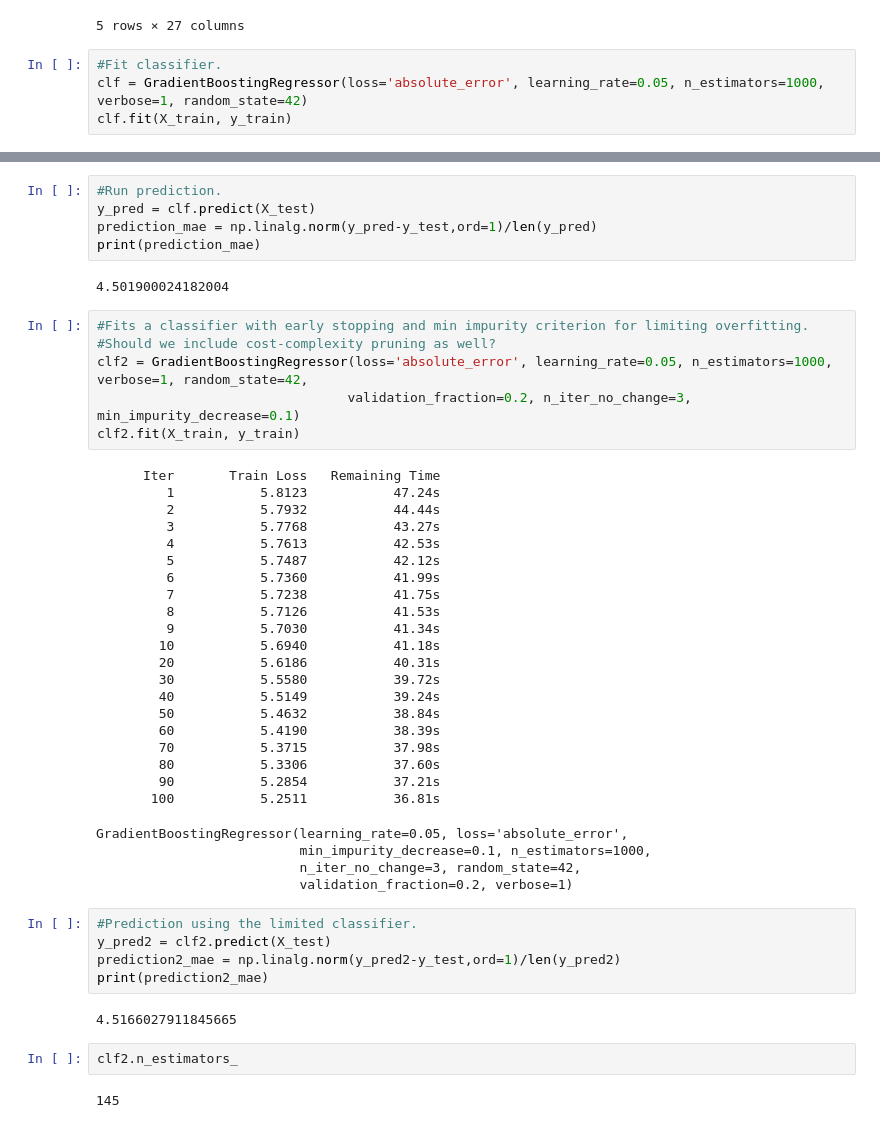
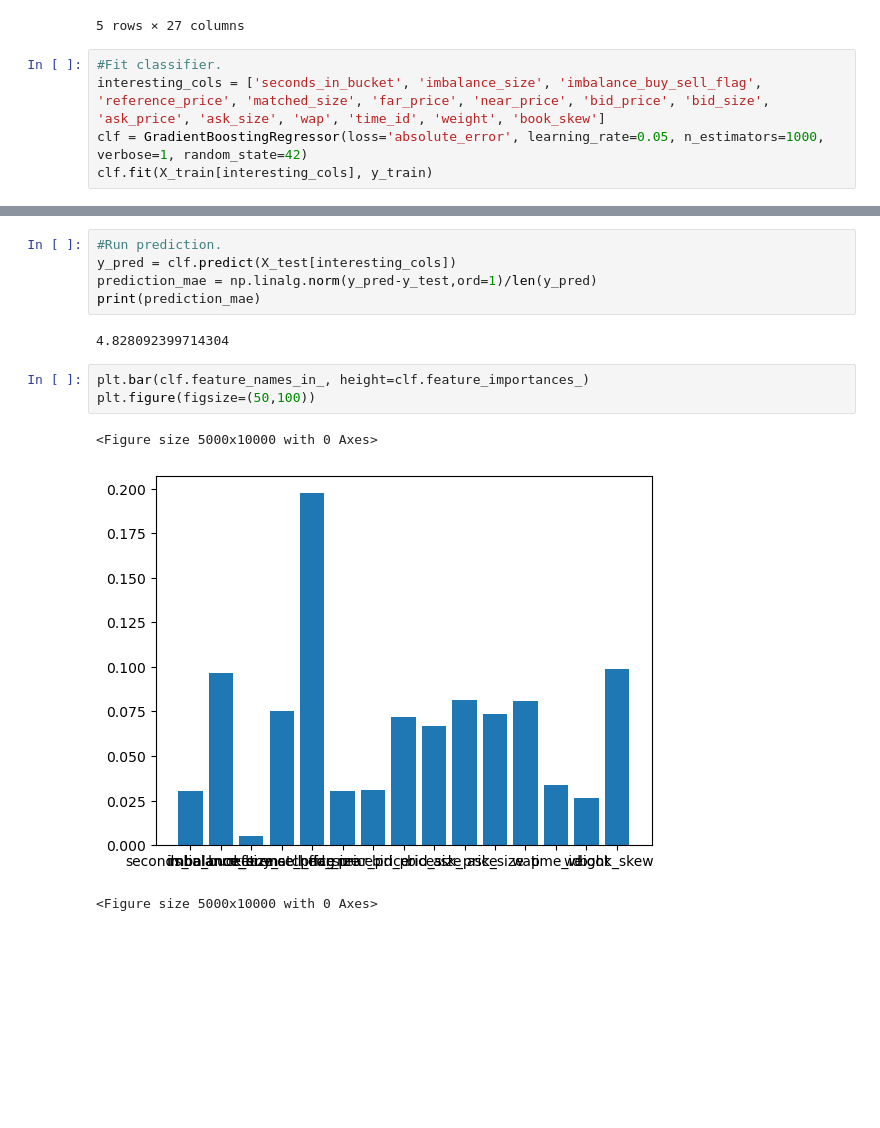
Before and after one commit to rvpant/optiver-trading-at-the-close, a Jupyter notebook: prelim_tree.ipynb, the cells around one changed output, grey strips where cells are left out. Saved outputs shown, nothing was run; the diff lists cells and outputs as text; blank space fills up the shorter version.

```diff
--- a/prelim_tree.ipynb
+++ b/prelim_tree.ipynb
@@ -146,7 +137,8 @@ Number of features used:  27
 5 rows × 27 columns
 # %%
 #Fit classifier.
+interesting_cols = ['seconds_in_bucket', 'imbalance_size', 'imbalance_buy_sell_flag', 'reference_price', 'matched_size', 'far_price', 'near_price', 'bid_price', 'bid_size', 'ask_price', 'ask_size', 'wap', 'time_id', 'weight', 'book_skew']
 clf = GradientBoostingRegressor(loss='absolute_error', learning_rate=0.05, n_estimators=1000, verbose=1, random_state=42)
-clf.fit(X_train, y_train)
+clf.fit(X_train[interesting_cols], y_train)
 # %% [output]
       Iter       Train Loss   Remaining Time
@@ -170,50 +162,15 @@ GradientBoostingRegressor(learning_rate=0.05, loss='absolute_error',
                           n_estimators=1000, random_state=42, verbose=1)
 # %%
 #Run prediction.
-y_pred = clf.predict(X_test)
+y_pred = clf.predict(X_test[interesting_cols])
 prediction_mae = np.linalg.norm(y_pred-y_test,ord=1)/len(y_pred)
 print(prediction_mae)
 # %% [output]
-4.501900024182004
+4.828092399714304
-# %%
-#Fits a classifier with early stopping and min impurity criterion for limiting overfitting.
-#Should we include cost-complexity pruning as well?
-clf2 = GradientBoostingRegressor(loss='absolute_error', learning_rate=0.05, n_estimators=1000, verbose=1, random_state=42,
-                                validation_fraction=0.2, n_iter_no_change=3, min_impurity_decrease=0.1)
-clf2.fit(X_train, y_train)
-# %% [output]
-      Iter       Train Loss   Remaining Time
-         1           5.8123           47.24s
-         2           5.7932           44.44s
-         3           5.7768           43.27s
-         4           5.7613           42.53s
-         5           5.7487           42.12s
-         6           5.7360           41.99s
-         7           5.7238           41.75s
-         8           5.7126           41.53s
-         9           5.7030           41.34s
-        10           5.6940           41.18s
-        20           5.6186           40.31s
-        30           5.5580           39.72s
-        40           5.5149           39.24s
-        50           5.4632           38.84s
-        60           5.4190           38.39s
-        70           5.3715           37.98s
-        80           5.3306           37.60s
-        90           5.2854           37.21s
-       100           5.2511           36.81s
-GradientBoostingRegressor(learning_rate=0.05, loss='absolute_error',
-                          min_impurity_decrease=0.1, n_estimators=1000,
-                          n_iter_no_change=3, random_state=42,
-                          validation_fraction=0.2, verbose=1)
-# %%
-#Prediction using the limited classifier.
-y_pred2 = clf2.predict(X_test)
-prediction2_mae = np.linalg.norm(y_pred2-y_test,ord=1)/len(y_pred2)
-print(prediction2_mae)
-# %% [output]
-4.5166027911845665
-# %%
-clf2.n_estimators_
-# %% [output]
-145
+# %%
+plt.bar(clf.feature_names_in_, height=clf.feature_importances_)
+plt.figure(figsize=(50,100))
+# %% [output]
+<Figure size 5000x10000 with 0 Axes>
+[figure, added]
+<Figure size 5000x10000 with 0 Axes>
```
Also changed, not shown: parts of 3 cells of this notebook.
